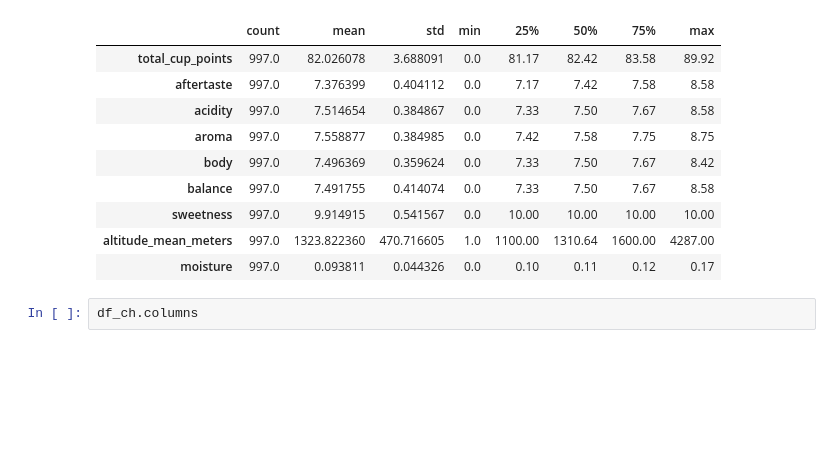
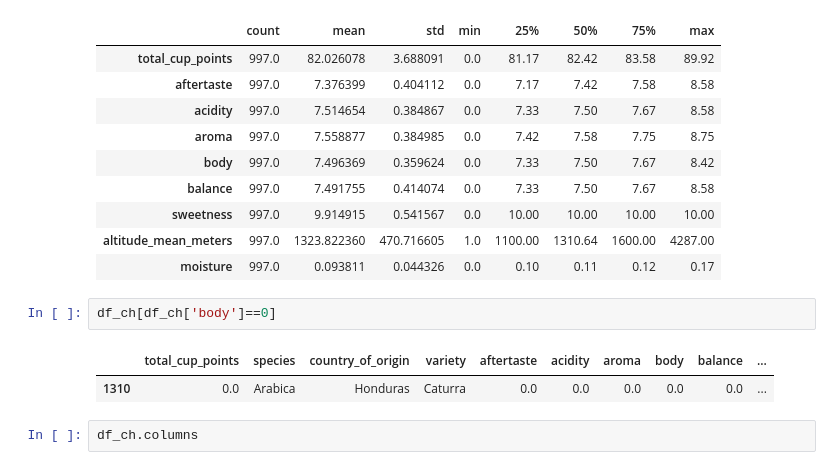
Before and after one commit to pjparreaza/Dashboard, a Jupyter notebook: notebook.ipynb, the cells around one changed output. Saved outputs shown, nothing was run; the diff lists cells and outputs as text; blank space fills up the shorter version.

```diff
--- a/notebook.ipynb
+++ b/notebook.ipynb
@@ -76,6 +76,11 @@ df_ch.drop(['species','country_of_origin','variety'],axis=1).describe().T
 | sweetness | 997.0 | 9.914915 | 0.541567 | 0.0 | 10.00 | 10.00 | 10.00 | 10.00 |
 | altitude_mean_meters | 997.0 | 1323.822360 | 470.716605 | 1.0 | 1100.00 | 1310.64 | 1600.00 | 4287.00 |
 | moisture | 997.0 | 0.093811 | 0.044326 | 0.0 | 0.10 | 0.11 | 0.12 | 0.17 |
+# %%
+df_ch[df_ch['body']==0]
+# %% [output]
+|  | total_cup_points | species | country_of_origin | variety | aftertaste | acidity | aroma | body | balance | ... |
+| 1310 | 0.0 | Arabica | Honduras | Caturra | 0.0 | 0.0 | 0.0 | 0.0 | 0.0 | ... |
 # %%
 df_ch.columns
 # %% [output]
```
Also changed, not shown: 1 other file.
